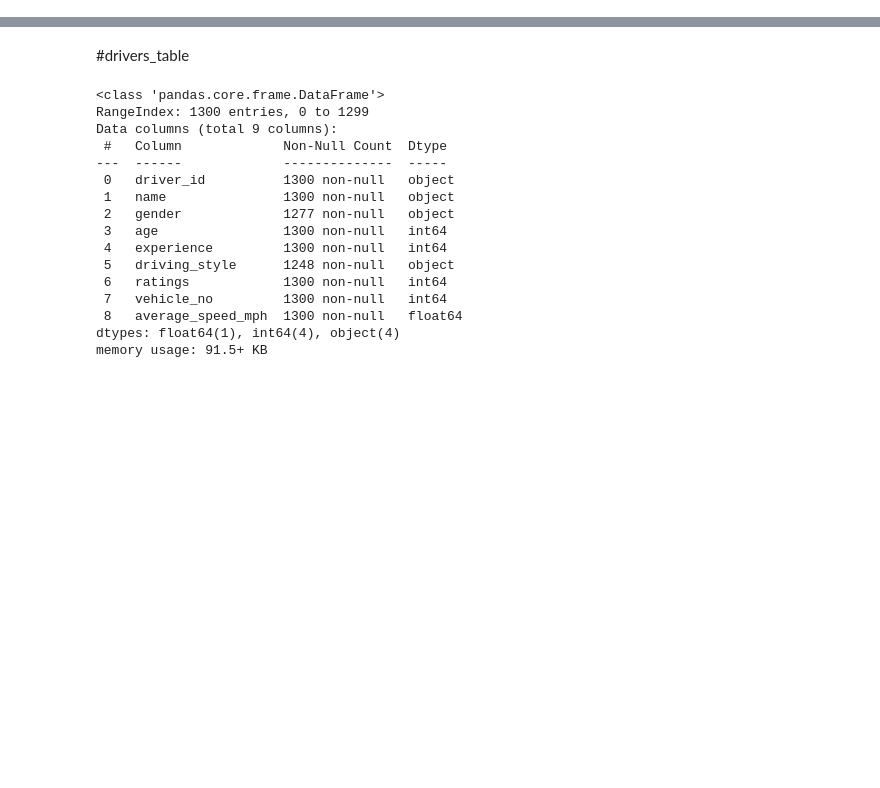
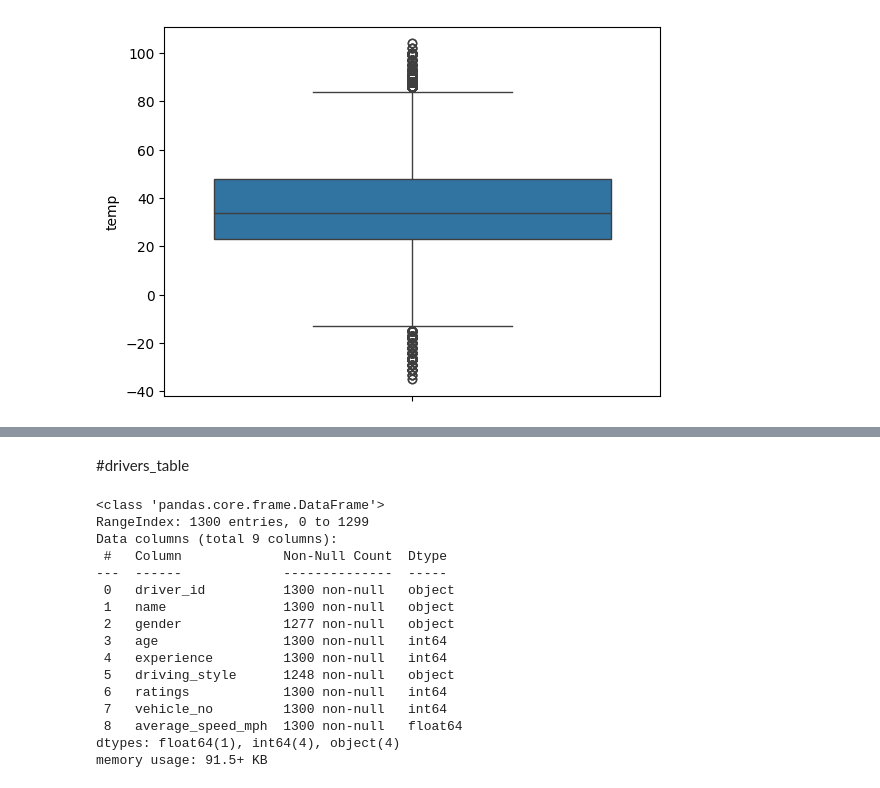
Before and after one commit to radhalpk/Truck_delay, a Jupyter notebook: notebooks/truck_delay_analaysis.ipynb, the cells around one changed output, grey strips where cells are left out. Drawn from its saved outputs; the diff is of its cells as text; code cells hidden in the pictures; blank space fills up the shorter version.

```diff
--- a/notebooks/truck_delay_analaysis.ipynb
+++ b/notebooks/truck_delay_analaysis.ipynb
@@ -349,0 +221,3 @@ plt.show()
+# %%
+df_city_weather['date'] = pd.to_datetime(df_city_weather['date'], errors='coerce')
+df_city_weather
@@ -349,0 +287,9 @@ plt.show()
+# %%
+import seaborn as sns
+import matplotlib.pyplot as plt
+
+# Create a boxplot for a specific column
+sns.boxplot(y=df_city_weather['temp'])
+plt.show()
+# %% [output]
+[figure, added]
```
Also changed, not shown: parts of 151 cells of this notebook, 19 other files.
